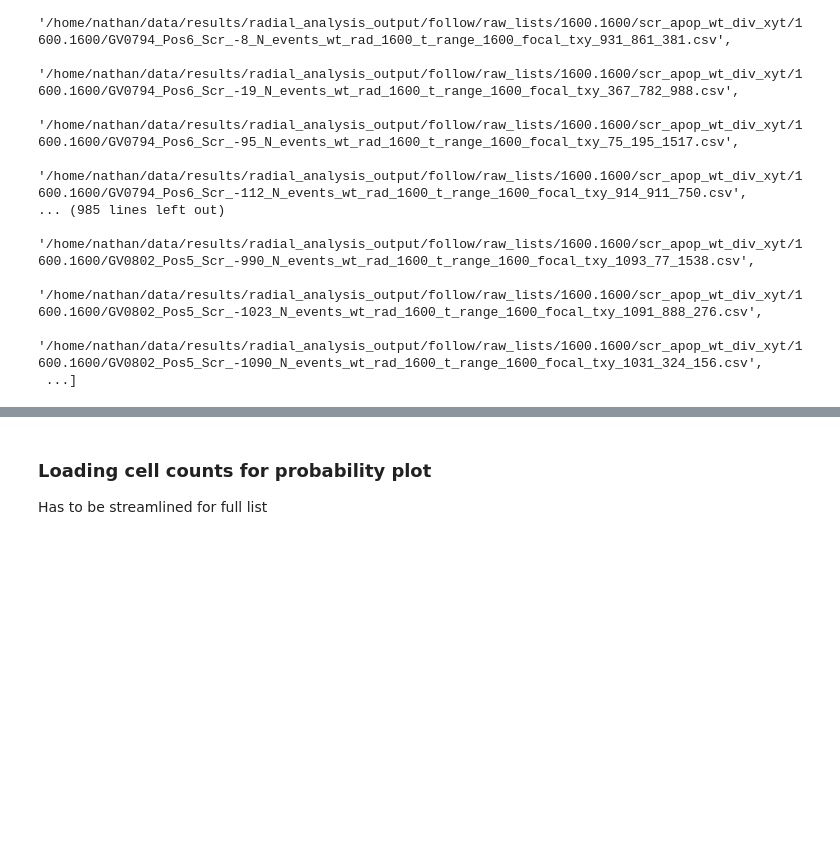
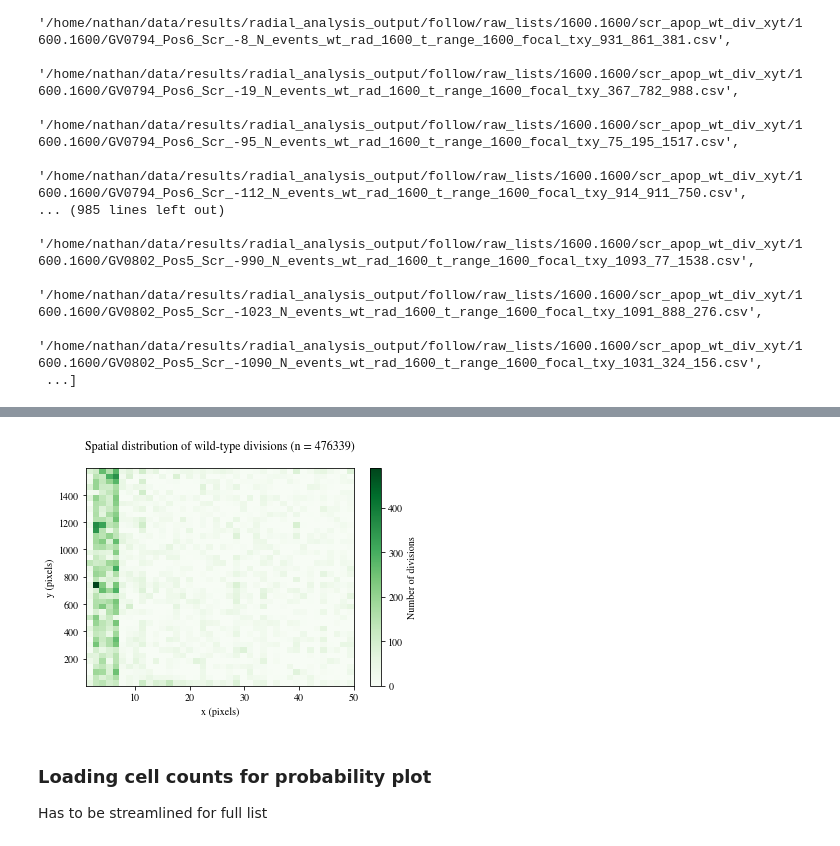
Before and after one commit to nthndy/cell-comp-analysis, a Jupyter notebook: radial_analysis/radial_analysis_lite_plotting.ipynb, the cells around one changed output, grey strips where cells are left out. Cells and saved outputs as stored; diff of their text form; code cells hidden in the pictures; blank space fills up the shorter version.

```diff
--- a/radial_analysis/radial_analysis_lite_plotting.ipynb
+++ b/radial_analysis/radial_analysis_lite_plotting.ipynb
@@ -229,3 +255,23 @@ N_events_df
+# %%
+bins = 40
+# %%
+
+N_events_constrained_df = N_events_df.loc[(N_events_df['x'] <= 50)]# & (N_events_df['Time since apoptosis'] <= t_max) & (N_events_df['Distance from apoptosis'] <= R_max)]
+N_events, xedges, yedges, _ = plt.hist2d(N_events_constrained_df['x'], N_events_constrained_df['y'],
+                  bins=bins,)
+
+pc = plt.pcolormesh(xedges, yedges, N_events.T, cmap = 'Greens',
+#                     norm=colors.LogNorm(vmin=P_events.min(), vmax=P_events.max()),
+#
+                    shading='auto'
+                   )
+plt.colorbar(label = 'Number of divisions')
+plt.title('Spatial distribution of wild-type divisions (n = 476339)\n')
+plt.xlabel('x (pixels)')
+plt.ylabel('y (pixels)')
+plt.savefig('cropx wt div dist.jpg', bbox_inches = 'tight', dpi = 314)
+# %% [output]
+[figure, added]
 # %% [markdown]
 ### Loading cell counts for probability plot
 
```
Also changed, not shown: parts of 67 cells of this notebook, 9 other files.
